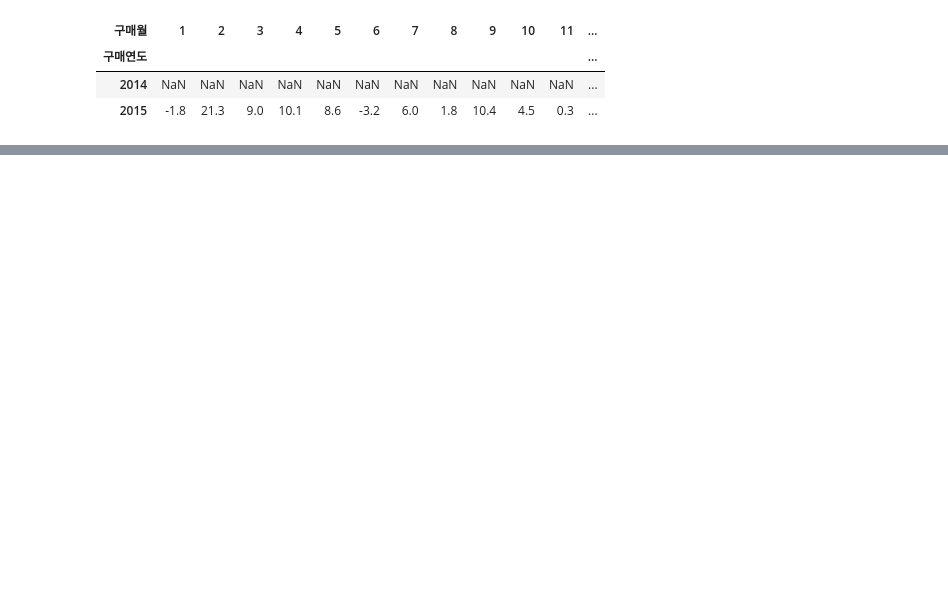
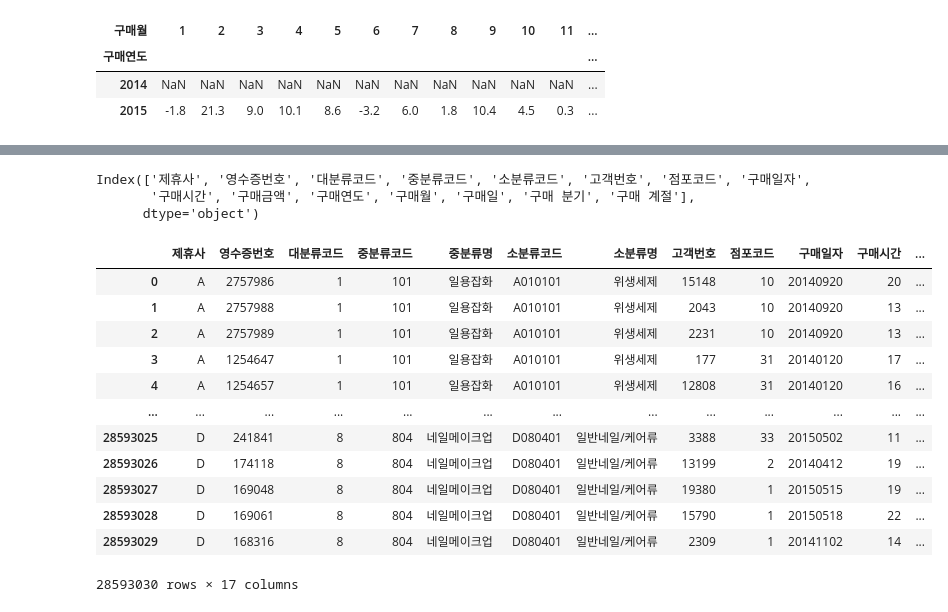
Before and after one commit to choi-aerim/cakd7_class, a Jupyter notebook: m5_DB/구매데이터 분석.ipynb, the cells around one changed output, grey strips where cells are left out. Saved outputs shown, nothing was run; the diff lists cells and outputs as text; code cells hidden in the pictures; blank space fills up the shorter version.

```diff
--- a/m5_DB/구매데이터 분석.ipynb
+++ b/m5_DB/구매데이터 분석.ipynb
@@ -116,0 +141,7 @@ product
+# %%
+pd.set_option('display.max_rows', 126)
+
+for asso in product['제휴사'].unique():
+    print(f'******제휴사: {asso}')
+    print(product[product['제휴사'] == asso]['대분류코드'].unique())
+    print(product[product['제휴사'] == asso]['중분류명'].unique(),'\n')
@@ -279,0 +399,5 @@ round(month_rate.pct_change(),3)*100
+# %%
+# 증감율
+pd.set_option('display.max_columns', 24)
+
+(round(month_rate.pct_change(),3)*100).transpose()
@@ -279,0 +473,25 @@ round(month_rate.pct_change(),3)*100
+# %%
+purchase.columns
+# %% [output]
+Index(['제휴사', '영수증번호', '대분류코드', '중분류코드', '소분류코드', '고객번호', '점포코드', '구매일자',
+       '구매시간', '구매금액', '구매연도', '구매월', '구매일', '구매 분기', '구매 계절'],
+      dtype='object')
+# %%
+product = pd.merge(product[['소분류코드','중분류명','소분류명']], purchase, how = 'outer')
+product = product[['제휴사', '영수증번호', '대분류코드', '중분류코드', '중분류명', '소분류코드', '소분류명','고객번호', '점포코드', '구매일자',
+       '구매시간', '구매금액', '구매연도', '구매월', '구매일', '구매 분기', '구매 계절']]
+product
+# %% [output]
+|  | 제휴사 | 영수증번호 | 대분류코드 | 중분류코드 | 중분류명 | 소분류코드 | 소분류명 | 고객번호 | 점포코드 | 구매일자 | 구매시간 | ... |
+| 0 | A | 2757986 | 1 | 101 | 일용잡화 | A010101 | 위생세제 | 15148 | 10 | 20140920 | 20 | ... |
+| 1 | A | 2757988 | 1 | 101 | 일용잡화 | A010101 | 위생세제 | 2043 | 10 | 20140920 | 13 | ... |
+| 2 | A | 2757989 | 1 | 101 | 일용잡화 | A010101 | 위생세제 | 2231 | 10 | 20140920 | 13 | ... |
+| 3 | A | 1254647 | 1 | 101 | 일용잡화 | A010101 | 위생세제 | 177 | 31 | 20140120 | 17 | ... |
+| 4 | A | 1254657 | 1 | 101 | 일용잡화 | A010101 | 위생세제 | 12808 | 31 | 20140120 | 16 | ... |
+| ... | ... | ... | ... | ... | ... | ... | ... | ... | ... | ... | ... | ... |
+| 28593025 | D | 241841 | 8 | 804 | 네일메이크업 | D080401 | 일반네일/케어류 | 3388 | 33 | 20150502 | 11 | ... |
+| 28593026 | D | 174118 | 8 | 804 | 네일메이크업 | D080401 | 일반네일/케어류 | 13199 | 2 | 20140412 | 19 | ... |
+| 28593027 | D | 169048 | 8 | 804 | 네일메이크업 | D080401 | 일반네일/케어류 | 19380 | 1 | 20150515 | 19 | ... |
+| 28593028 | D | 169061 | 8 | 804 | 네일메이크업 | D080401 | 일반네일/케어류 | 15790 | 1 | 20150518 | 22 | ... |
+| 28593029 | D | 168316 | 8 | 804 | 네일메이크업 | D080401 | 일반네일/케어류 | 2309 | 1 | 20141102 | 14 | ... |
+28593030 rows × 17 columns
```
Also changed, not shown: parts of 33 cells of this notebook.
